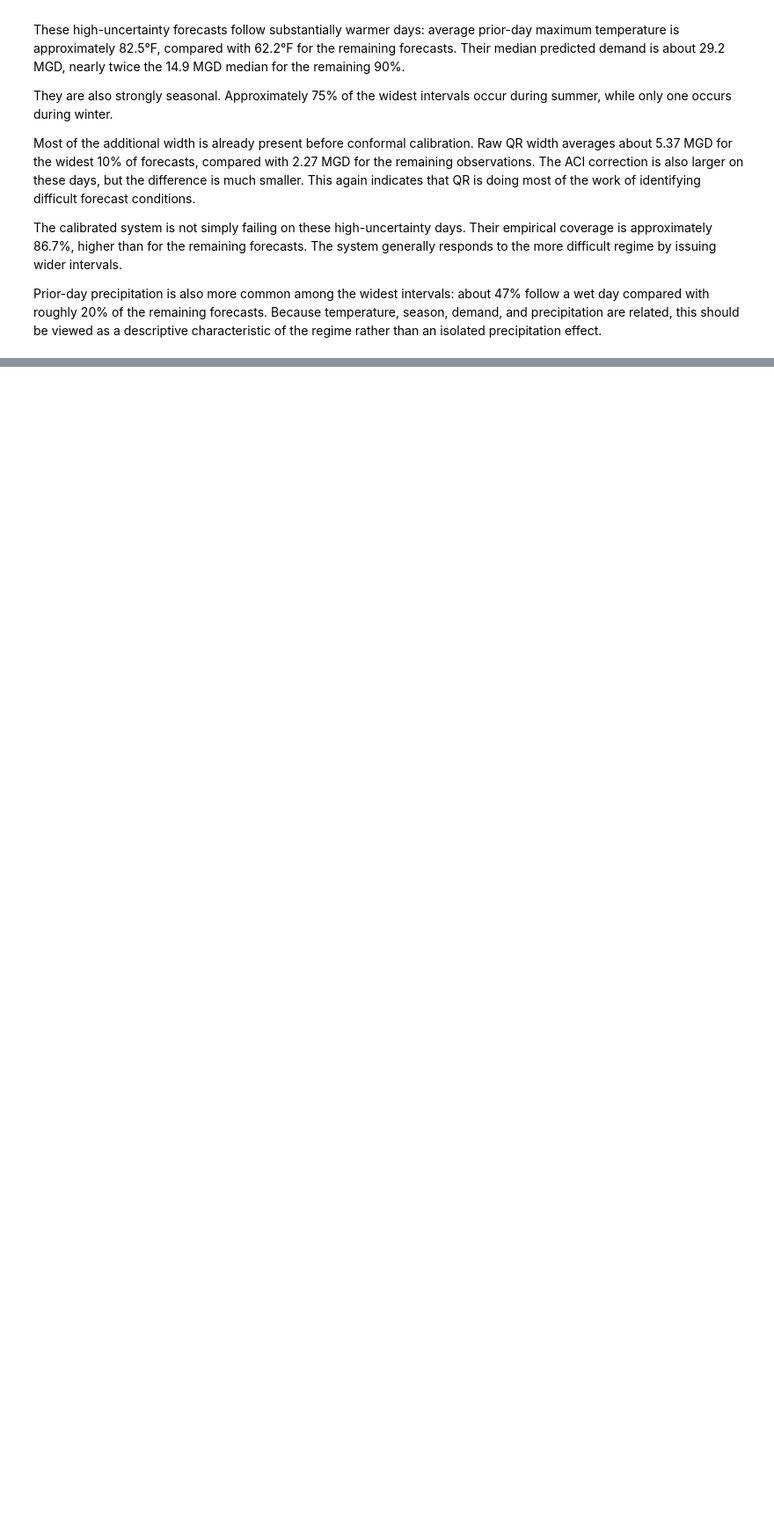
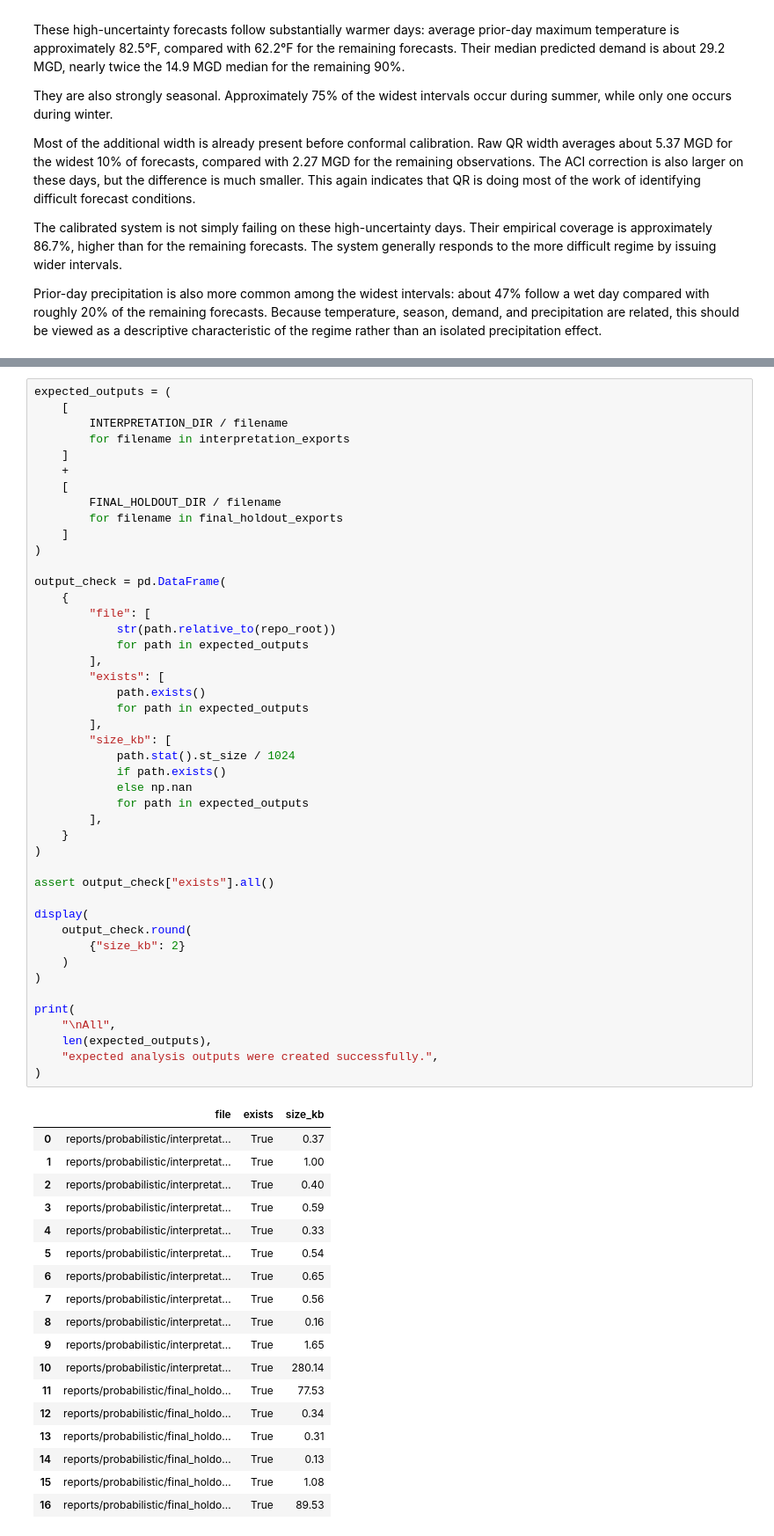
Before and after one commit to fureyc/municipal-water-demand-forecasting, a Jupyter notebook: notebooks/05_interpreting_probabilistic_forecasts.ipynb, the cells around one changed output, grey strips where cells are left out. Shown at 88% size. Drawn from its saved outputs; the diff is of its cells as text; blank space fills up the shorter version.

```diff
--- a/notebooks/05_interpreting_probabilistic_forecasts.ipynb
+++ b/notebooks/05_interpreting_probabilistic_forecasts.ipynb
@@ -1198,0 +2332,64 @@ To https://github.com/fureyc/municipal-water-demand-forecasting.git
+# %%
+expected_outputs = (
+    [
+        INTERPRETATION_DIR / filename
+        for filename in interpretation_exports
+    ]
+    +
+    [
+        FINAL_HOLDOUT_DIR / filename
+        for filename in final_holdout_exports
+    ]
+)
+
+output_check = pd.DataFrame(
+    {
+        "file": [
+            str(path.relative_to(repo_root))
+            for path in expected_outputs
+        ],
+        "exists": [
+            path.exists()
+            for path in expected_outputs
+        ],
+        "size_kb": [
+            path.stat().st_size / 1024
+            if path.exists()
+            else np.nan
+            for path in expected_outputs
+        ],
+    }
+)
+
+assert output_check["exists"].all()
+
+display(
+    output_check.round(
+        {"size_kb": 2}
+    )
+)
+
+print(
+    "\nAll",
+    len(expected_outputs),
+    "expected analysis outputs were created successfully.",
+)
+# %% [output]
+|  | file | exists | size_kb |
+| 0 | reports/probabilistic/interpretat... | True | 0.37 |
+| 1 | reports/probabilistic/interpretat... | True | 1.00 |
+| 2 | reports/probabilistic/interpretat... | True | 0.40 |
+| 3 | reports/probabilistic/interpretat... | True | 0.59 |
+| 4 | reports/probabilistic/interpretat... | True | 0.33 |
+| 5 | reports/probabilistic/interpretat... | True | 0.54 |
+| 6 | reports/probabilistic/interpretat... | True | 0.65 |
+| 7 | reports/probabilistic/interpretat... | True | 0.56 |
+| 8 | reports/probabilistic/interpretat... | True | 0.16 |
+| 9 | reports/probabilistic/interpretat... | True | 1.65 |
+| 10 | reports/probabilistic/interpretat... | True | 280.14 |
+| 11 | reports/probabilistic/final_holdo... | True | 77.53 |
+| 12 | reports/probabilistic/final_holdo... | True | 0.34 |
+| 13 | reports/probabilistic/final_holdo... | True | 0.31 |
+| 14 | reports/probabilistic/final_holdo... | True | 0.13 |
+| 15 | reports/probabilistic/final_holdo... | True | 1.08 |
+| 16 | reports/probabilistic/final_holdo... | True | 89.53 |
```
Also changed, not shown: parts of 28 cells of this notebook.
